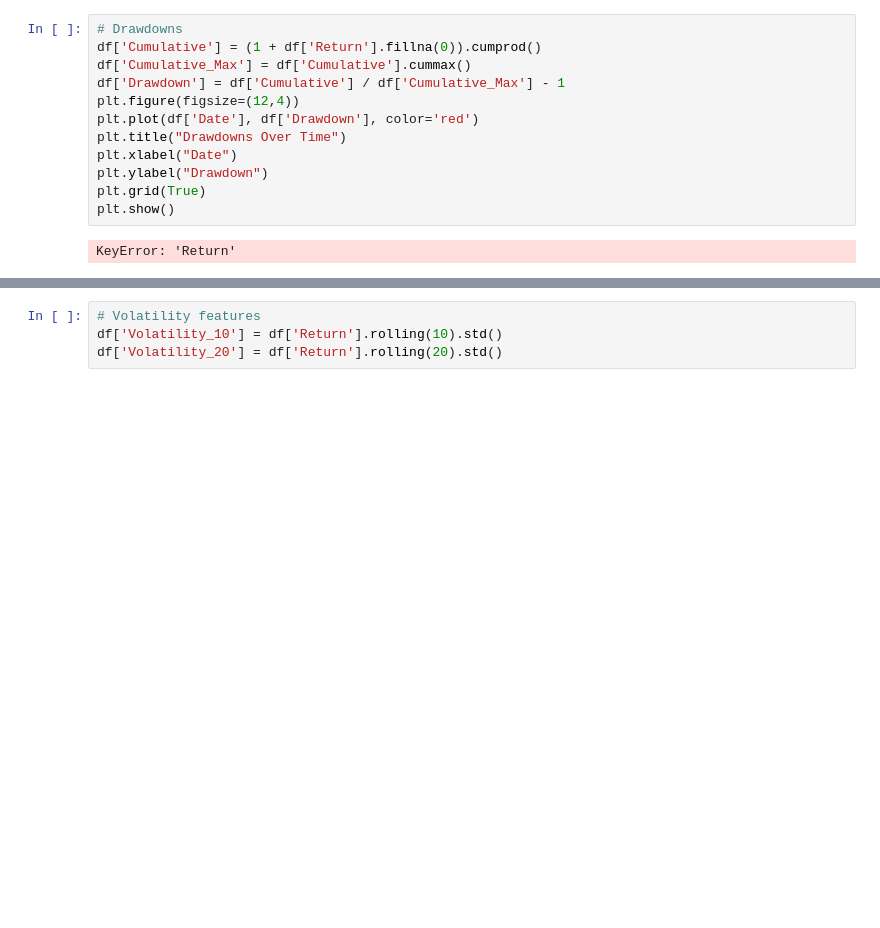
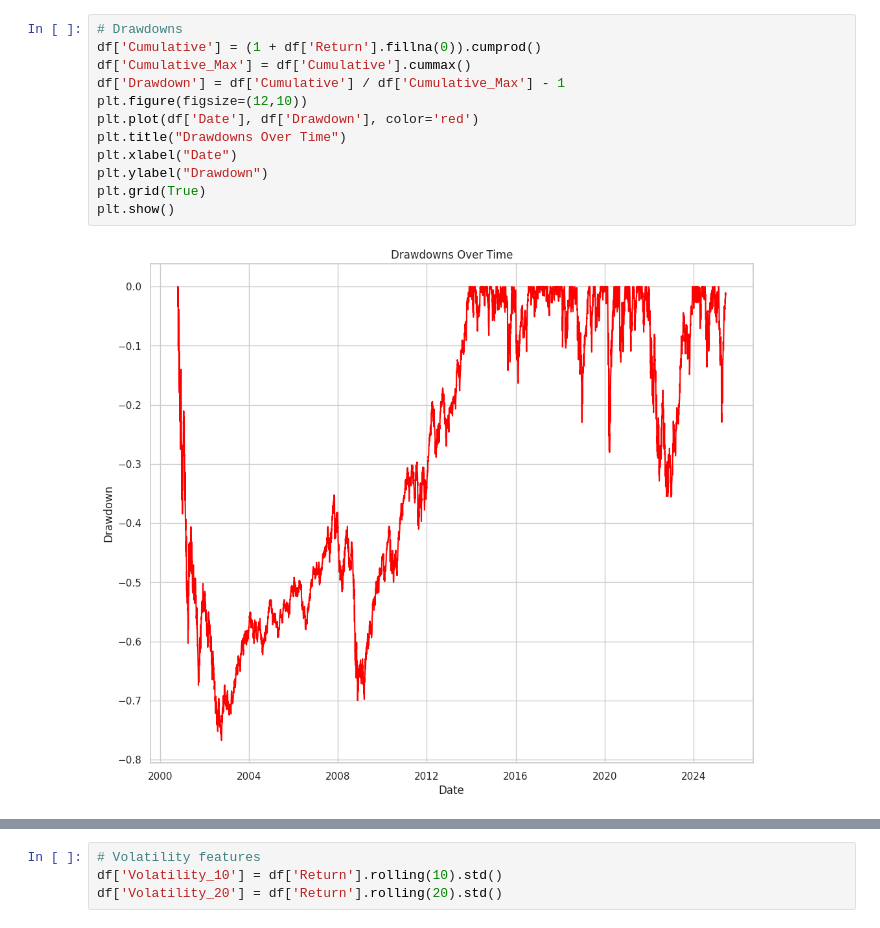
Before and after one commit to EmmaMuhleman1/Adv_Fin_ML_Exercises, a Jupyter notebook: Copy_of_Exam3Resiti.ipynb, the cells around one changed output, grey strips where cells are left out. Cells and saved outputs as stored; diff of their text form; blank space fills up the shorter version.

```diff
--- a/Copy_of_Exam3Resiti.ipynb
+++ b/Copy_of_Exam3Resiti.ipynb
@@ -92,17 +102,17 @@ KeyError: 'Return'
 # %%
 # Drawdowns
 df['Cumulative'] = (1 + df['Return'].fillna(0)).cumprod()
 df['Cumulative_Max'] = df['Cumulative'].cummax()
 df['Drawdown'] = df['Cumulative'] / df['Cumulative_Max'] - 1
-plt.figure(figsize=(12,4))
+plt.figure(figsize=(12,10))
 plt.plot(df['Date'], df['Drawdown'], color='red')
 plt.title("Drawdowns Over Time")
 plt.xlabel("Date")
 plt.ylabel("Drawdown")
 plt.grid(True)
 plt.show()
 # %% [output]
-KeyError: 'Return'
+[figure, added]
 # %%
 # Autocorrelation
 from statsmodels.graphics.tsaplots import plot_acf, plot_pacf
```
Also changed, not shown: parts of 44 cells of this notebook.
